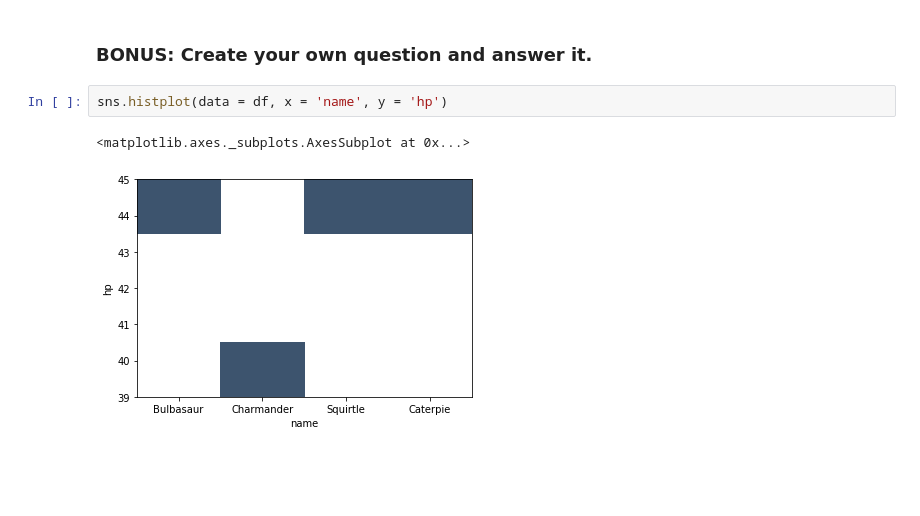
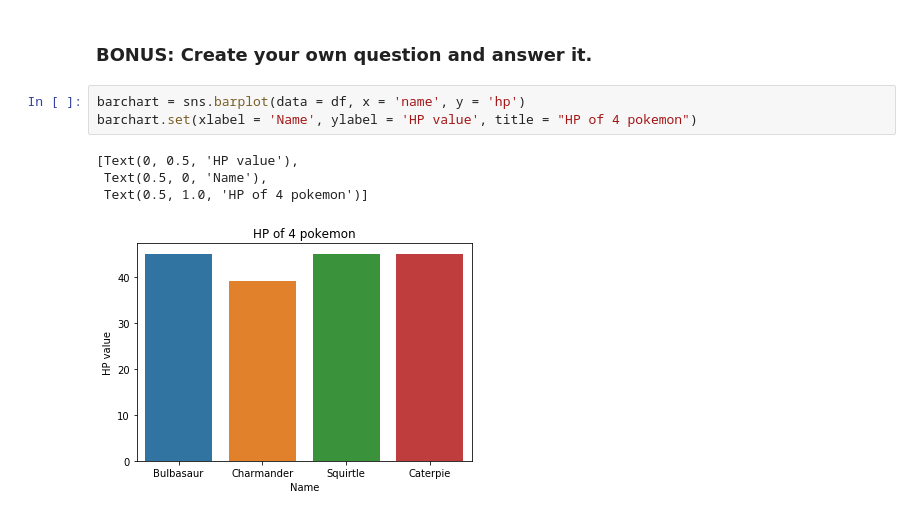
Before and after one commit to osbertc/pandas_exercises, a Jupyter notebook: 08_Creating_Series_and_DataFrames/Pokemon/Osbert_answer_20210107.ipynb, the cells around one changed output. Saved outputs shown, nothing was run; the diff lists cells and outputs as text; blank space fills up the shorter version.

```diff
--- a/08_Creating_Series_and_DataFrames/Pokemon/Osbert_answer_20210107.ipynb
+++ b/08_Creating_Series_and_DataFrames/Pokemon/Osbert_answer_20210107.ipynb
@@ -102,8 +102,11 @@ place         object
 dtype: object
 # %% [markdown]
 ### BONUS: Create your own question and answer it.
-# %%
-sns.histplot(data = df, x = 'name', y = 'hp')
-# %% [output]
-<matplotlib.axes._subplots.AxesSubplot at 0x...>
-[figure, removed]
+# %%
+barchart = sns.barplot(data = df, x = 'name', y = 'hp')
+barchart.set(xlabel = 'Name', ylabel = 'HP value', title = "HP of 4 pokemon")
+# %% [output]
+[Text(0, 0.5, 'HP value'),
+ Text(0.5, 0, 'Name'),
+ Text(0.5, 1.0, 'HP of 4 pokemon')]
+[figure, added]
```
